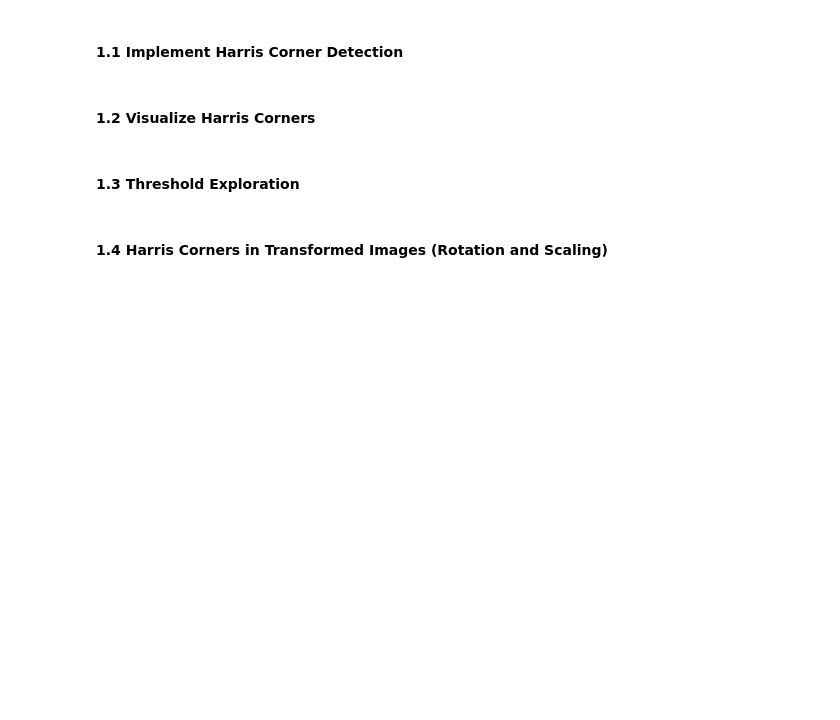
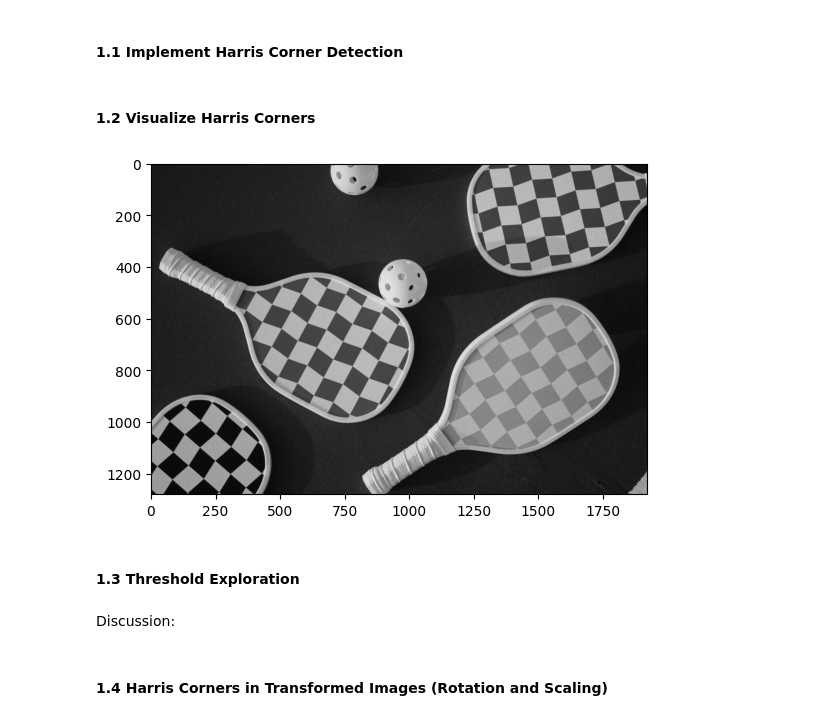
Before and after one commit to jewoolee0502/ComputerVision, a Jupyter notebook: ECSE415_A2.ipynb, the cells around one changed output. Saved outputs shown, nothing was run; the diff lists cells and outputs as text; code cells hidden in the pictures; blank space fills up the shorter version.

Commit message:
wip-Q1 harris corner detection not working yet

```diff
--- a/ECSE415_A2.ipynb
+++ b/ECSE415_A2.ipynb
@@ -29,4 +103,20 @@ img_path = '/content/drive/MyDrive/McGill/2025/Fall 2025/ECSE 415/A1/quebec_city
 # %% [markdown]
 #### 1.2 Visualize Harris Corners
+# %%
+def visualize_corners(img, corners):
+  img_gray = cv2.cvtColor(img, cv2.COLOR_BGR2GRAY)
+  img_disp = img.copy()
+
+  for pt in zip(*corners[::-1]):
+    cv2.circle(img_disp, pt, 5, (255, 0, 0), 1)
+
+  plt.imshow(img_disp, cmap='gray')
+  plt.show()
+
+  return
+
+visualize_corners(img, harris_corner_detection(img_gray))
+# %% [output]
+[figure, added]
 # %% [markdown]
 #### 1.3 Threshold Exploration
@@ -33,3 +125,5 @@ img_path = '/content/drive/MyDrive/McGill/2025/Fall 2025/ECSE 415/A1/quebec_city
+# %% [markdown]
+Discussion:
 # %% [markdown]
 #### 1.4 Harris Corners in Transformed Images (Rotation and Scaling)
 # %% [markdown]
```
Also changed, not shown: parts of 4 cells of this notebook.
